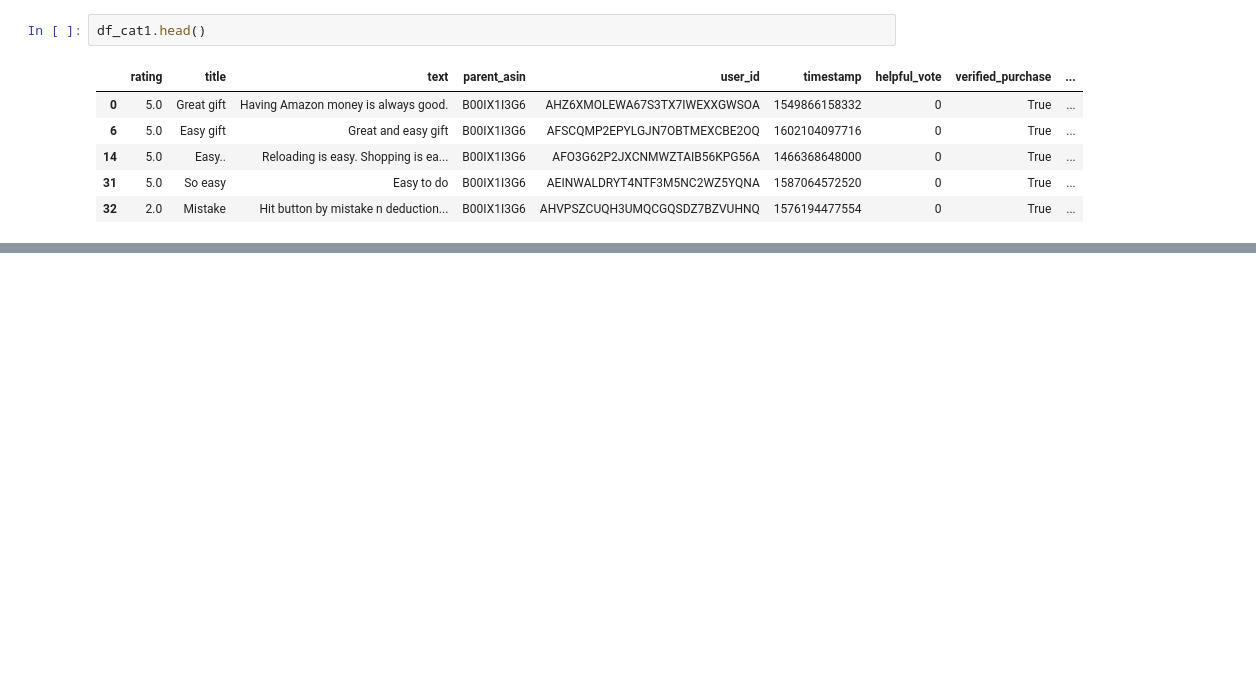
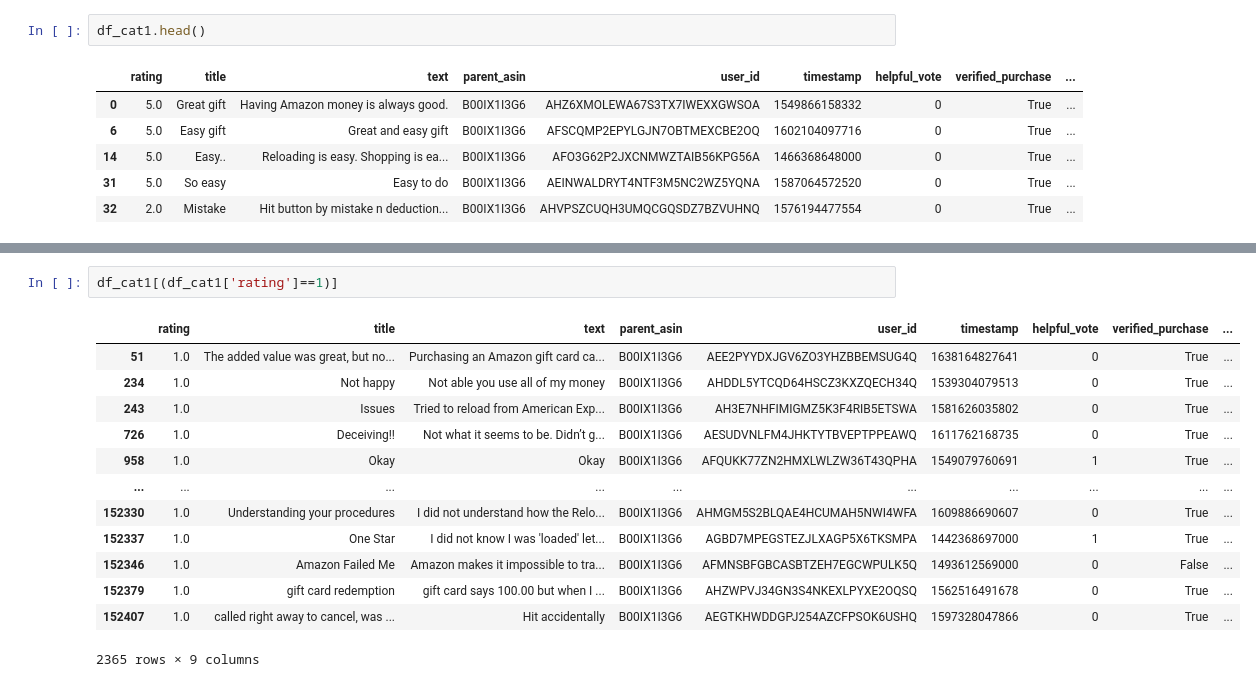
Before and after one commit to krithisudhir/nlp_topic_modeling, a Jupyter notebook: amzn_reviews_topic_modeling.ipynb, the cells around one changed output, grey strips where cells are left out. Saved outputs shown, nothing was run; the diff lists cells and outputs as text; blank space fills up the shorter version.

```diff
--- a/amzn_reviews_topic_modeling.ipynb
+++ b/amzn_reviews_topic_modeling.ipynb
@@ -265,0 +486,16 @@ for topic_id, topic_words in lda_model.print_topics():
+# %%
+df_cat1[(df_cat1['rating']==1)]
+# %% [output]
+|  | rating | title | text | parent_asin | user_id | timestamp | helpful_vote | verified_purchase | ... |
+| 51 | 1.0 | The added value was great, but no... | Purchasing an Amazon gift card ca... | B00IX1I3G6 | AEE2PYYDXJGV6ZO3YHZBBEMSUG4Q | 1638164827641 | 0 | True | ... |
+| 234 | 1.0 | Not happy | Not able you use all of my money | B00IX1I3G6 | AHDDL5YTCQD64HSCZ3KXZQECH34Q | 1539304079513 | 0 | True | ... |
+| 243 | 1.0 | Issues | Tried to reload from American Exp... | B00IX1I3G6 | AH3E7NHFIMIGMZ5K3F4RIB5ETSWA | 1581626035802 | 0 | True | ... |
+| 726 | 1.0 | Deceiving!! | Not what it seems to be. Didn’t g... | B00IX1I3G6 | AESUDVNLFM4JHKTYTBVEPTPPEAWQ | 1611762168735 | 0 | True | ... |
+| 958 | 1.0 | Okay | Okay | B00IX1I3G6 | AFQUKK77ZN2HMXLWLZW36T43QPHA | 1549079760691 | 1 | True | ... |
+| ... | ... | ... | ... | ... | ... | ... | ... | ... | ... |
+| 152330 | 1.0 | Understanding your procedures | I did not understand how the Relo... | B00IX1I3G6 | AHMGM5S2BLQAE4HCUMAH5NWI4WFA | 1609886690607 | 0 | True | ... |
+| 152337 | 1.0 | One Star | I did not know I was 'loaded' let... | B00IX1I3G6 | AGBD7MPEGSTEZJLXAGP5X6TKSMPA | 1442368697000 | 1 | True | ... |
+| 152346 | 1.0 | Amazon Failed Me | Amazon makes it impossible to tra... | B00IX1I3G6 | AFMNSBFGBCASBTZEH7EGCWPULK5Q | 1493612569000 | 0 | False | ... |
+| 152379 | 1.0 | gift card redemption | gift card says 100.00 but when I ... | B00IX1I3G6 | AHZWPVJ34GN3S4NKEXLPYXE2OQSQ | 1562516491678 | 0 | True | ... |
+| 152407 | 1.0 | called right away to cancel, was ... | Hit accidentally | B00IX1I3G6 | AEGTKHWDDGPJ254AZCFPSOK6USHQ | 1597328047866 | 0 | True | ... |
+2365 rows × 9 columns
```
Also changed, not shown: parts of 36 cells of this notebook, 1 other file.
